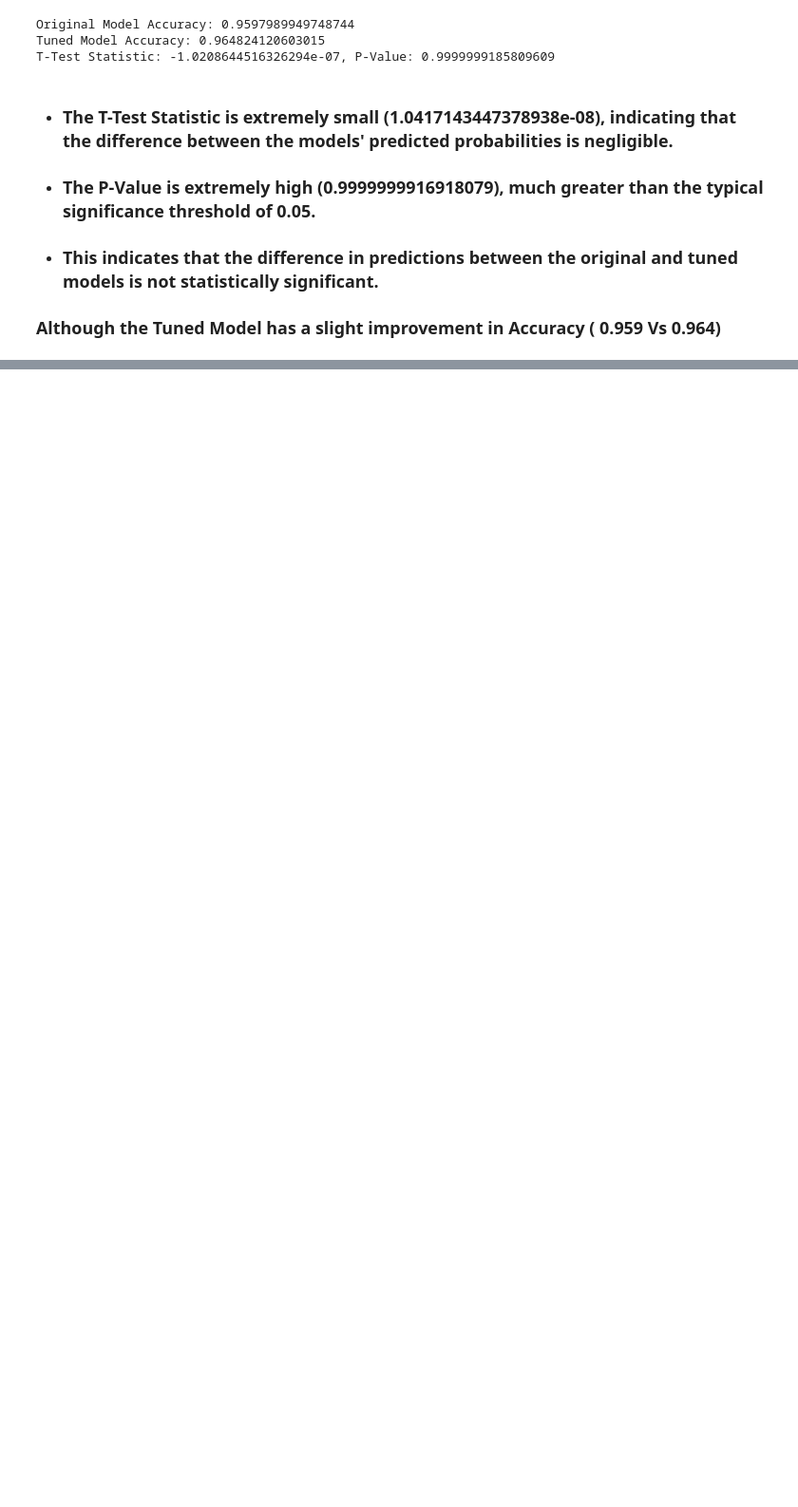
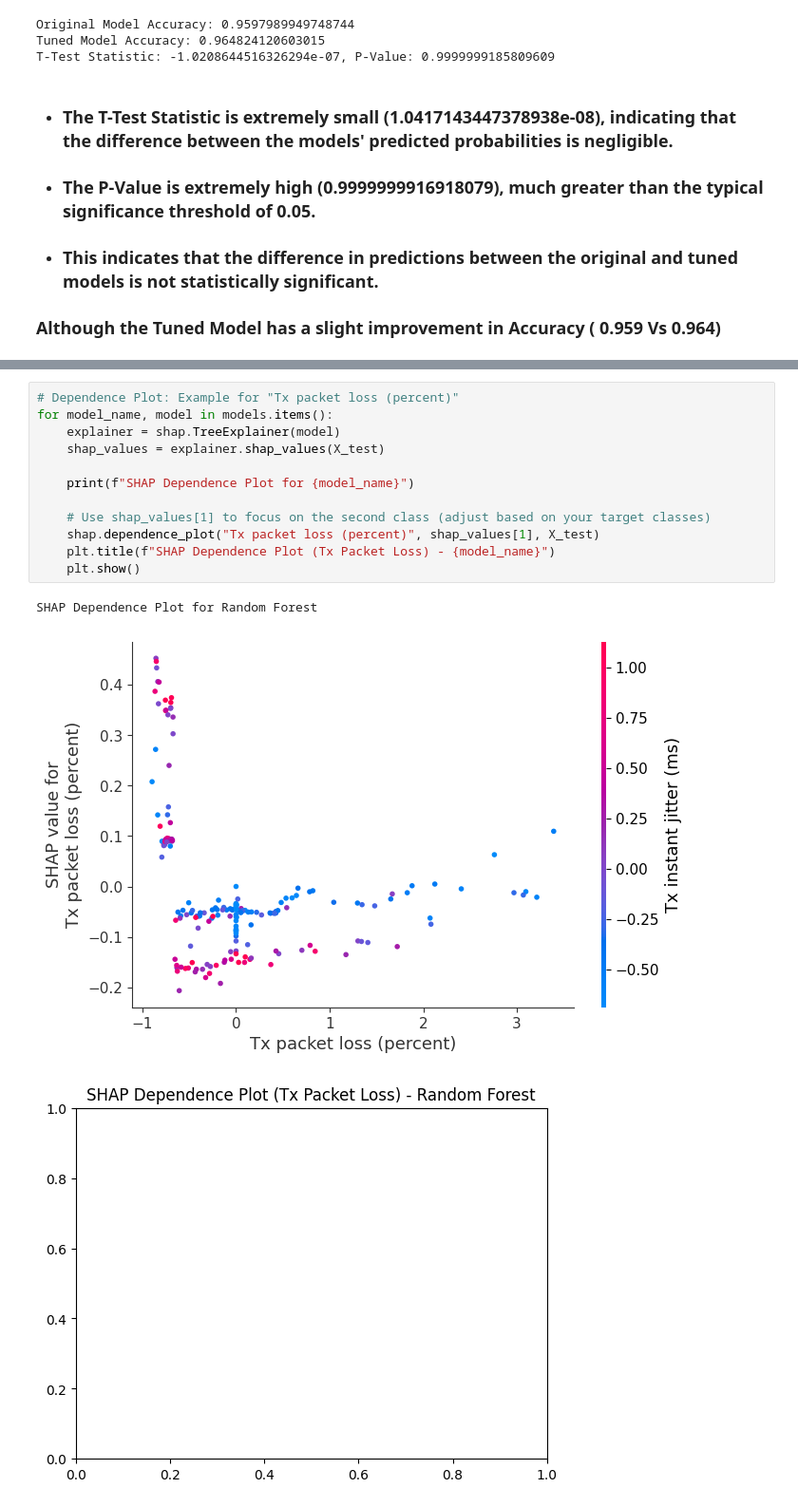
Before and after one commit to burikyali/burikyali, a Jupyter notebook: ml-video-conferencing-analysis.ipynb, the cells around one changed output, grey strips where cells are left out. Shown at 95% size. Cells and saved outputs as stored; diff of their text form; blank space fills up the shorter version.

```diff
--- a/ml-video-conferencing-analysis.ipynb
+++ b/ml-video-conferencing-analysis.ipynb
@@ -2125,0 +2156,16 @@ T-Test Statistic: -1.0208644516326294e-07, P-Value: 0.9999999185809609
+# %%
+# Dependence Plot: Example for "Tx packet loss (percent)"
+for model_name, model in models.items():
+    explainer = shap.TreeExplainer(model)
+    shap_values = explainer.shap_values(X_test)
+
+    print(f"SHAP Dependence Plot for {model_name}")
+
+    # Use shap_values[1] to focus on the second class (adjust based on your target classes)
+    shap.dependence_plot("Tx packet loss (percent)", shap_values[1], X_test)
+    plt.title(f"SHAP Dependence Plot (Tx Packet Loss) - {model_name}")
+    plt.show()
+# %% [output]
+SHAP Dependence Plot for Random Forest
+[figure, added]
+[figure, added]
```
Also changed, not shown: parts of 19 cells of this notebook.
